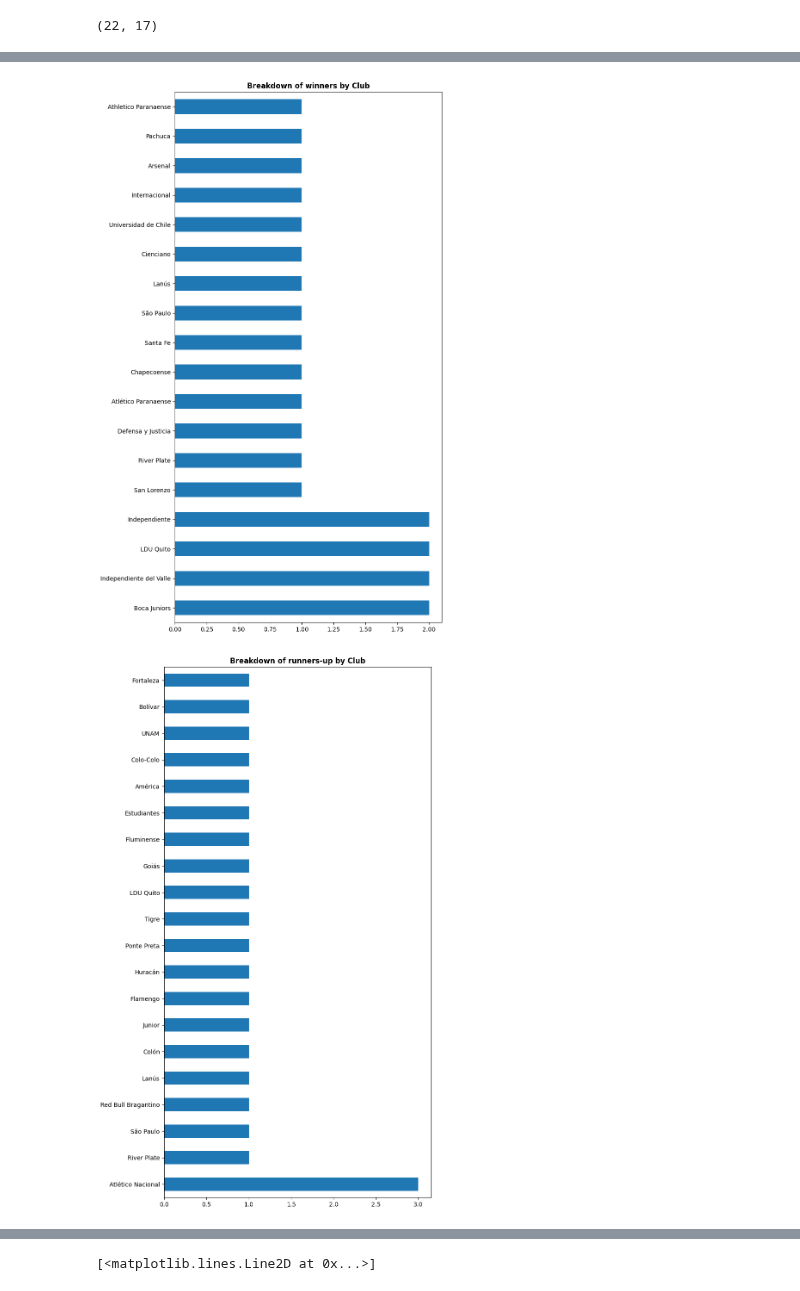
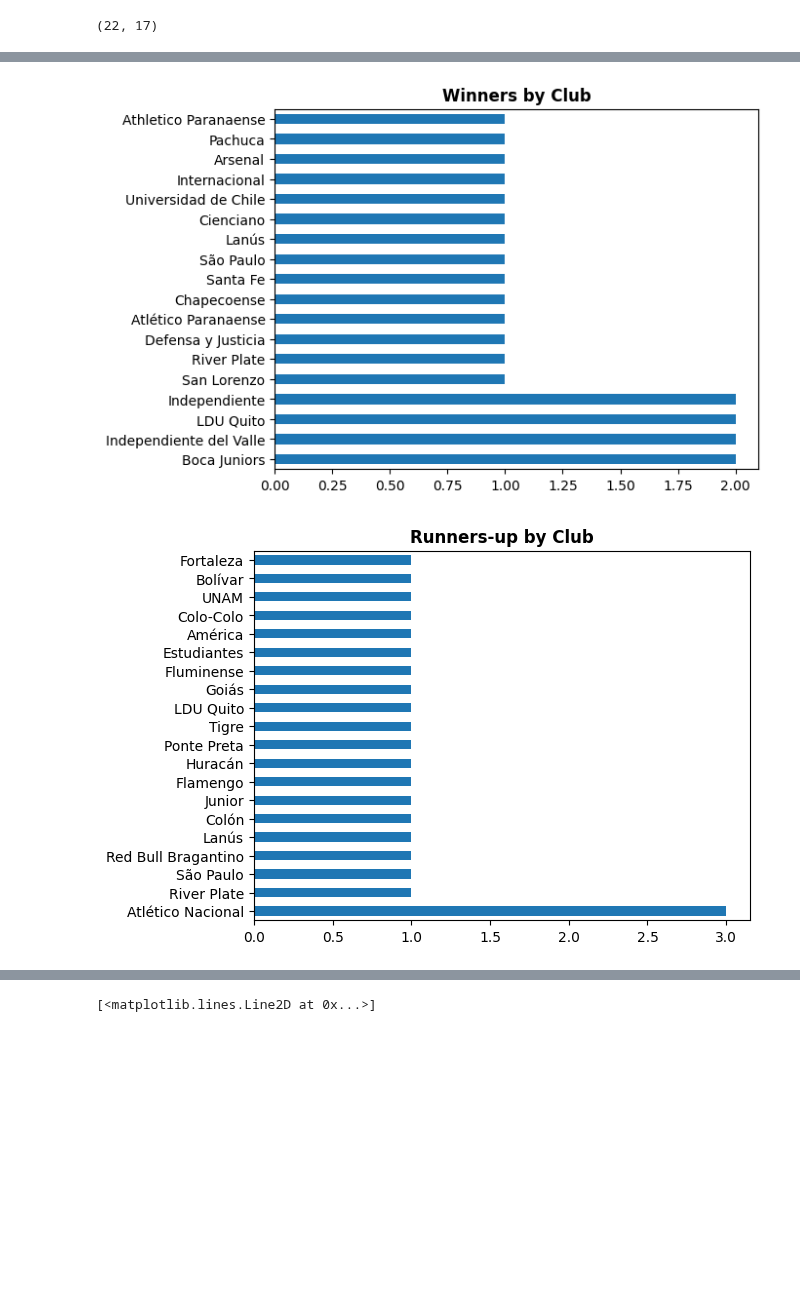
Before and after one commit to guilhermelaviola/SoccerCompetitionsStudy, a Jupyter notebook: CopaSudamericanaStudy.ipynb, the cells around one changed output, grey strips where cells are left out. Saved outputs shown, nothing was run; the diff lists cells and outputs as text; code cells hidden in the pictures; blank space fills up the shorter version.

```diff
--- a/CopaSudamericanaStudy.ipynb
+++ b/CopaSudamericanaStudy.ipynb
@@ -50,21 +50,19 @@ dtypes: float64(2), int64(1), object(14)
 memory usage: 3.0+ KB
 # %%
 # Displaying number of titles by club:
-sud.groupby('Season').first()['Winner'].value_counts().plot(kind = 'barh',
-                                                                     figsize = (8, 16))
+sud.groupby('Season').first()['Winner'].value_counts().plot(kind = 'barh')
 plt.ylabel(None)
-plt.title('Breakdown of winners by Club', fontweight = 'bold')
+plt.title('Winners by Club', fontweight = 'bold')
 plt.show()
 # %% [output]
-[figure, old version]
+[figure, new version]
 # %%
 # Displaying number of runners-up by club:
-sud.groupby('Season').first()['Runner-up'].value_counts().plot(kind = 'barh',
-                                                                     figsize = (8, 16))
+sud.groupby('Season').first()['Runner-up'].value_counts().plot(kind = 'barh')
 plt.ylabel(None)
-plt.title('Breakdown of runners-up by Club', fontweight = 'bold')
+plt.title('Runners-up by Club', fontweight = 'bold')
 plt.show()
 # %% [output]
-[figure, old version]
+[figure, new version]
 # %%
 # Displaying number of titles by country:
```
Also changed, not shown: parts of 8 cells of this notebook.
